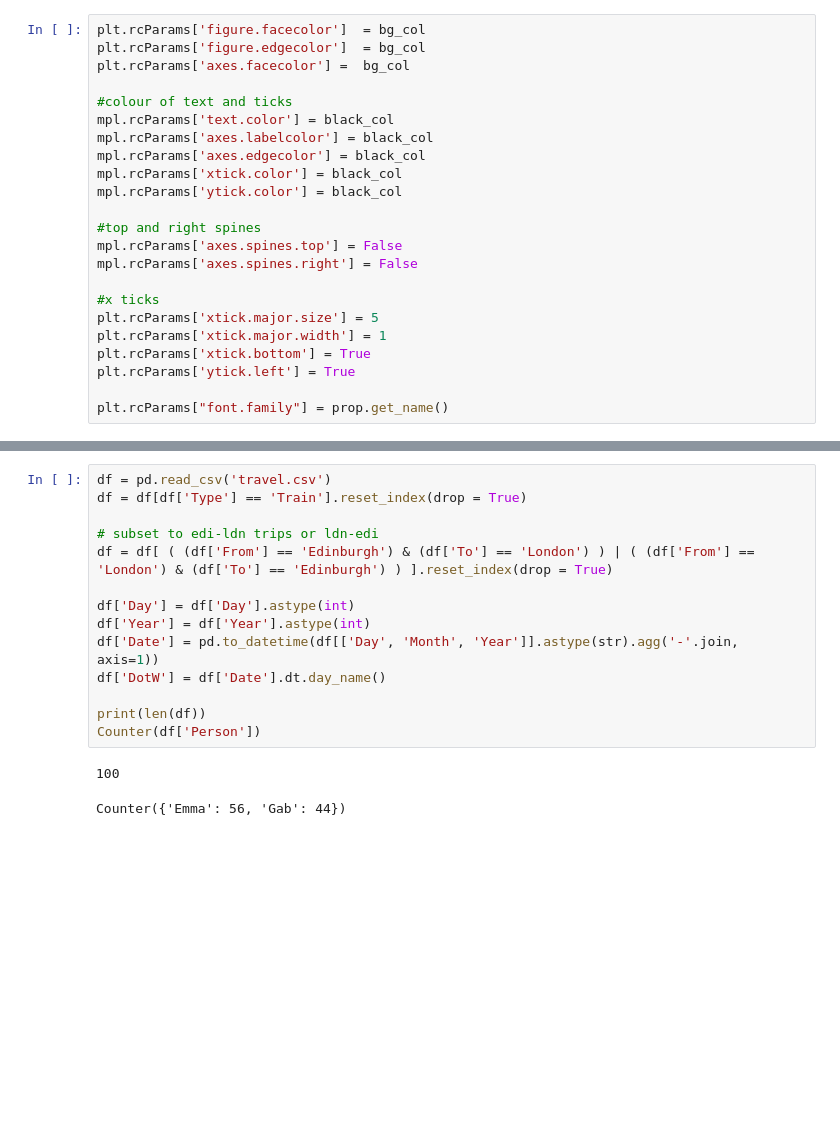
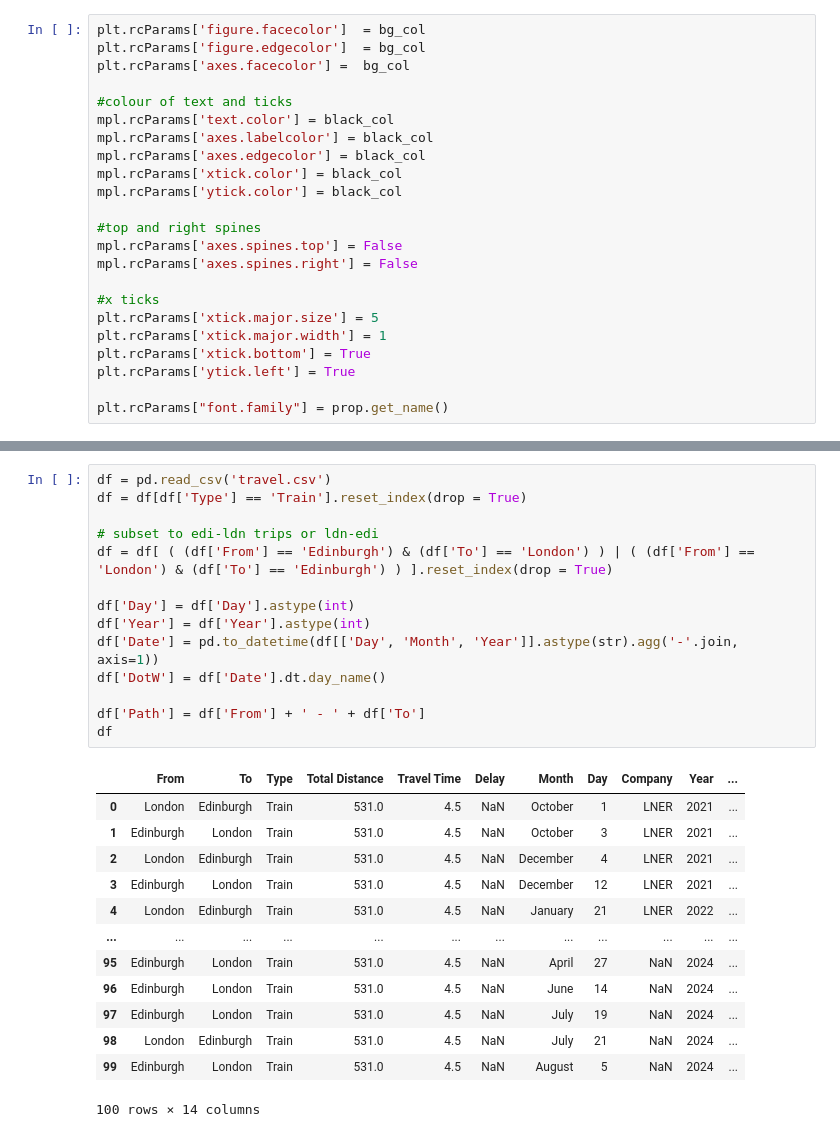
Before and after one commit to gabbenitez/Travel_Stats, a Jupyter notebook: travel.ipynb, the cells around one changed output, grey strips where cells are left out. Cells and saved outputs as stored; diff of their text form; blank space fills up the shorter version.

```diff
--- a/travel.ipynb
+++ b/travel.ipynb
@@ -74,17 +369,28 @@ plt.rcParams["font.family"] = prop.get_name()
 # %%
 df = pd.read_csv('travel.csv')
 df = df[df['Type'] == 'Train'].reset_index(drop = True)
 
 # subset to edi-ldn trips or ldn-edi
 df = df[ ( (df['From'] == 'Edinburgh') & (df['To'] == 'London') ) | ( (df['From'] == 'London') & (df['To'] == 'Edinburgh') ) ].reset_index(drop = True)
 
 df['Day'] = df['Day'].astype(int)
 df['Year'] = df['Year'].astype(int)
 df['Date'] = pd.to_datetime(df[['Day', 'Month', 'Year']].astype(str).agg('-'.join, axis=1))
 df['DotW'] = df['Date'].dt.day_name()
 
-print(len(df))
-Counter(df['Person'])
+df['Path'] = df['From'] + ' - ' + df['To']
+df
 # %% [output]
+|  | From | To | Type | Total Distance | Travel Time | Delay | Month | Day | Company | Year | ... |
+| 0 | London | Edinburgh | Train | 531.0 | 4.5 | NaN | October | 1 | LNER | 2021 | ... |
+| 1 | Edinburgh | London | Train | 531.0 | 4.5 | NaN | October | 3 | LNER | 2021 | ... |
+| 2 | London | Edinburgh | Train | 531.0 | 4.5 | NaN | December | 4 | LNER | 2021 | ... |
+| 3 | Edinburgh | London | Train | 531.0 | 4.5 | NaN | December | 12 | LNER | 2021 | ... |
+| 4 | London | Edinburgh | Train | 531.0 | 4.5 | NaN | January | 21 | LNER | 2022 | ... |
+| ... | ... | ... | ... | ... | ... | ... | ... | ... | ... | ... | ... |
+| 95 | Edinburgh | London | Train | 531.0 | 4.5 | NaN | April | 27 | NaN | 2024 | ... |
+| 96 | Edinburgh | London | Train | 531.0 | 4.5 | NaN | June | 14 | NaN | 2024 | ... |
+| 97 | Edinburgh | London | Train | 531.0 | 4.5 | NaN | July | 19 | NaN | 2024 | ... |
+| 98 | London | Edinburgh | Train | 531.0 | 4.5 | NaN | July | 21 | NaN | 2024 | ... |
+| 99 | Edinburgh | London | Train | 531.0 | 4.5 | NaN | August | 5 | NaN | 2024 | ... |
-100
+100 rows × 14 columns
-Counter({'Emma': 56, 'Gab': 44})
```
Also changed, not shown: parts of 26 cells of this notebook, 3 other files.
